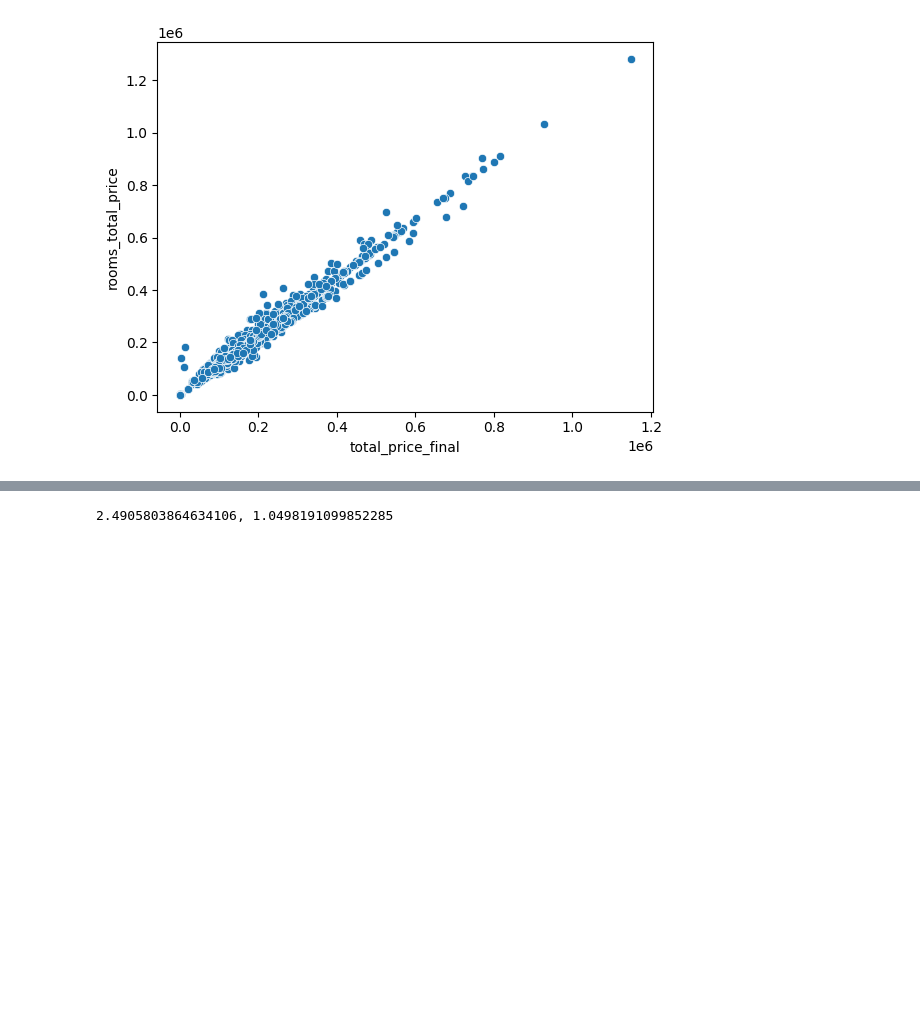
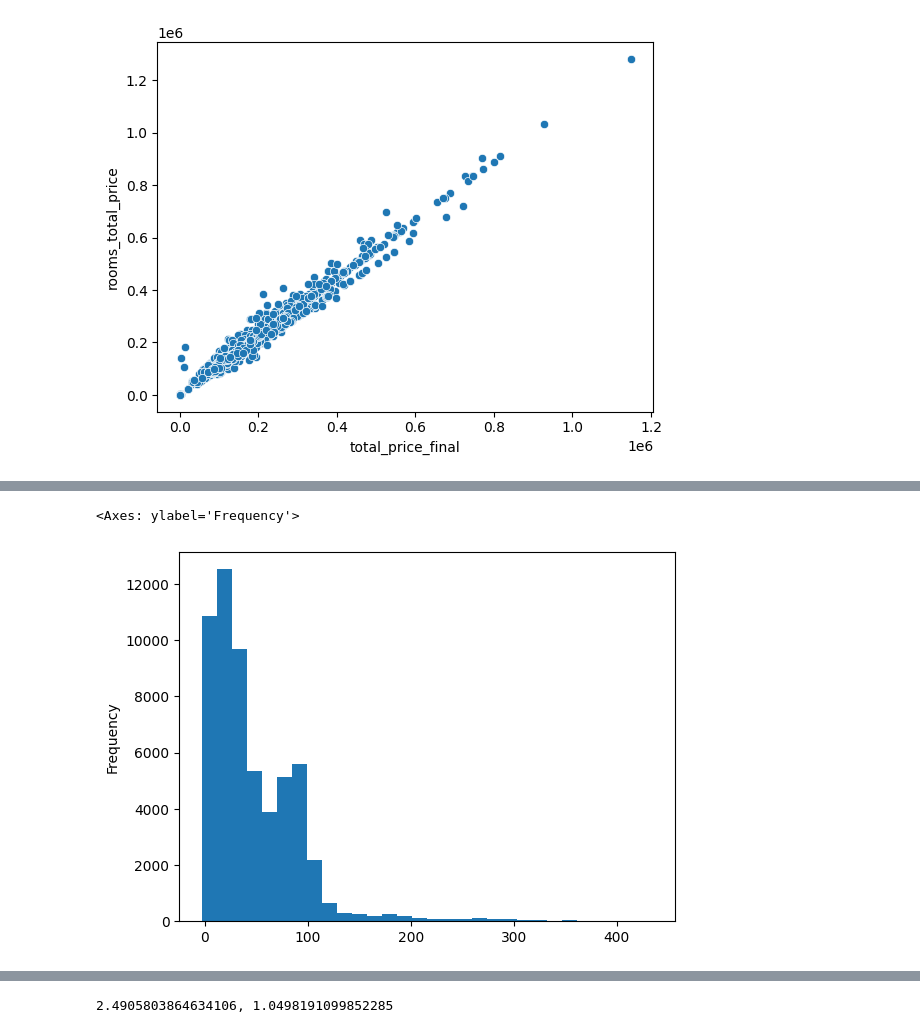
Before and after one commit to roland045/morgens-hotel-data-analysis, a Jupyter notebook: code/04-search-and-bookings-analysis.ipynb, the cells around one changed output, grey strips where cells are left out. Cells and saved outputs as stored; diff of their text form; code cells hidden in the pictures; blank space fills up the shorter version.

```diff
--- a/code/04-search-and-bookings-analysis.ipynb
+++ b/code/04-search-and-bookings-analysis.ipynb
@@ -294,3 +282,31 @@ See the caveats in the documentation: https://pandas.pydata.org/pandas-docs/stab
 # new_column = picked_room_price/night
 
 df['picked_price_p_night'] = df['picked_price_median']/df['nights']
+# %%
+df['arrival'] = pd.to_datetime(df['arrival'])
+df['departure'] = pd.to_datetime(df['departure'])
+df['utc_datetime'] = pd.to_datetime(df['utc_datetime'])
+# %%
+# extract date information
+    # - day of the week
+    # - weekend and public holiday or not
+    # - time of the day
+
+import holidays
+hungarian_holidays = holidays.Hungary()
+
+df['day_of_week'] = df['utc_datetime'].dt.dayofweek + 1
+df['is_holiday'] = ((df['day_of_week'].isin([6, 7])) | (df['utc_datetime'].dt.date.apply(lambda x: x in hungarian_holidays)))
+
+# time of day
+def get_time_of_day(hour):
+    if 6 <= hour < 12:
+        return 'morning'
+    elif 12 <= hour < 18:
+        return 'afternoon'
+    elif 18 <= hour < 24:
+        return 'evening'
+    else:
+        return 'night'
+
+df['time_of_day'] = df['utc_datetime'].dt.hour.apply(get_time_of_day)
@@ -296,0 +318,5 @@ df['picked_price_p_night'] = df['picked_price_median']/df['nights']
+# %%
+df['lead_time'].plot(kind='hist', bins=30)
+# %% [output]
+<Axes: ylabel='Frequency'>
+[figure, added]
```
Also changed, not shown: parts of 44 cells of this notebook.
